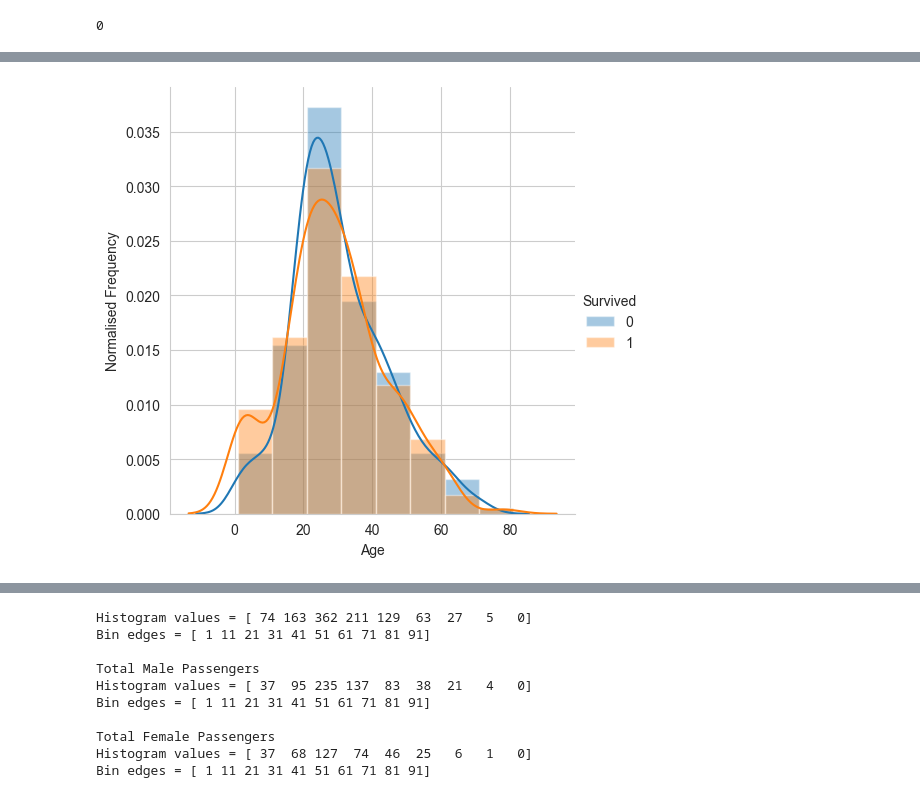
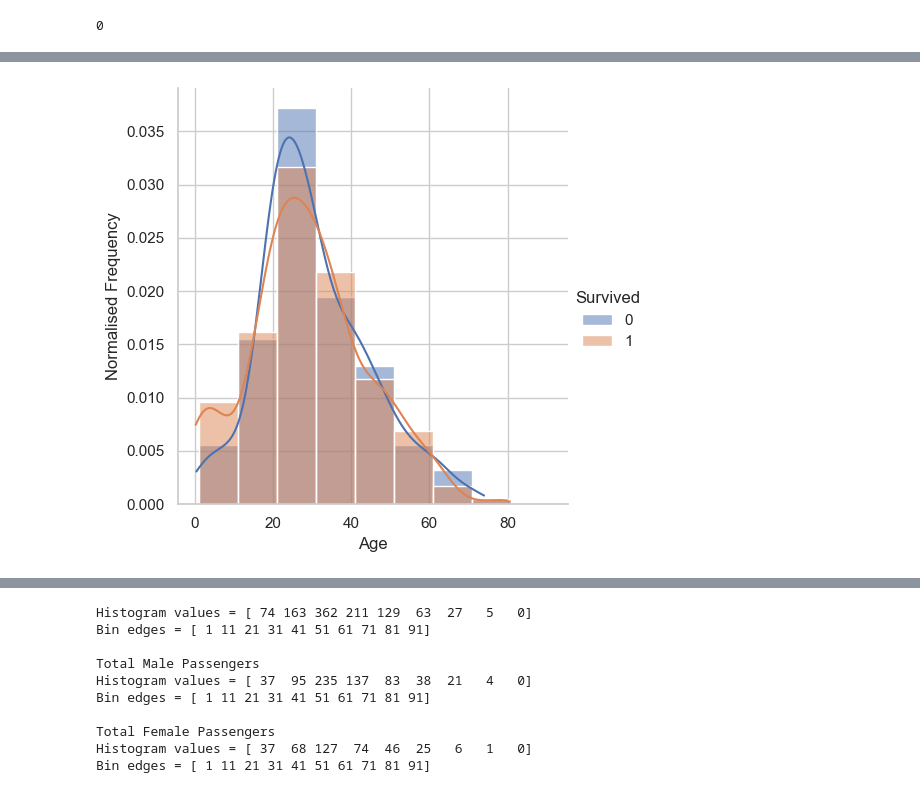
Before and after one commit to derkacheva0/titanic_ml, a Jupyter notebook: titanic.ipynb, the cells around one changed output, grey strips where cells are left out. Cells and saved outputs as stored; diff of their text form; code cells hidden in the pictures.

```diff
--- a/titanic.ipynb
+++ b/titanic.ipynb
@@ -163,5 +164,14 @@ Pclass
 Name: Sex, dtype: object
 [figure]
 # %%
-sur.groupby('Pclass')['Sex'].inline()
+resl = sur.groupby('Pclass')['Sex'].value_counts().unstack()
+sns.set(style="whitegrid")
+resl.plot(kind='bar', stacked=True, colormap='viridis', figsize=(10, 6))
+
+# Adding labels and title
+plt.title('Count of Passengers by Sex and Pclass')
+plt.xlabel('Pclass')
+plt.ylabel('Count')
+plt.legend(title='Sex')
+plt.show()
 # %% [output]
@@ -291,9 +301,12 @@ plt.show()
 # %%
 b = list(range(1,101,10))
 sns.set_style("whitegrid")
-sns.FacetGrid(sur, hue = 'Survived', size = 5).map(sns.distplot, 'Age', bins = b).add_legend()
+
+sns.FacetGrid(sur, hue='Survived', height=5).map(sns.histplot, 'Age', bins=b, kde=True, stat="density").add_legend()
+
+
 plt.xlabel('Age')
 plt.ylabel('Normalised Frequency')
 plt.show()
 # %% [output]
-[figure, old version]
+[figure, new version]
```
Also changed, not shown: parts of 11 cells of this notebook.
